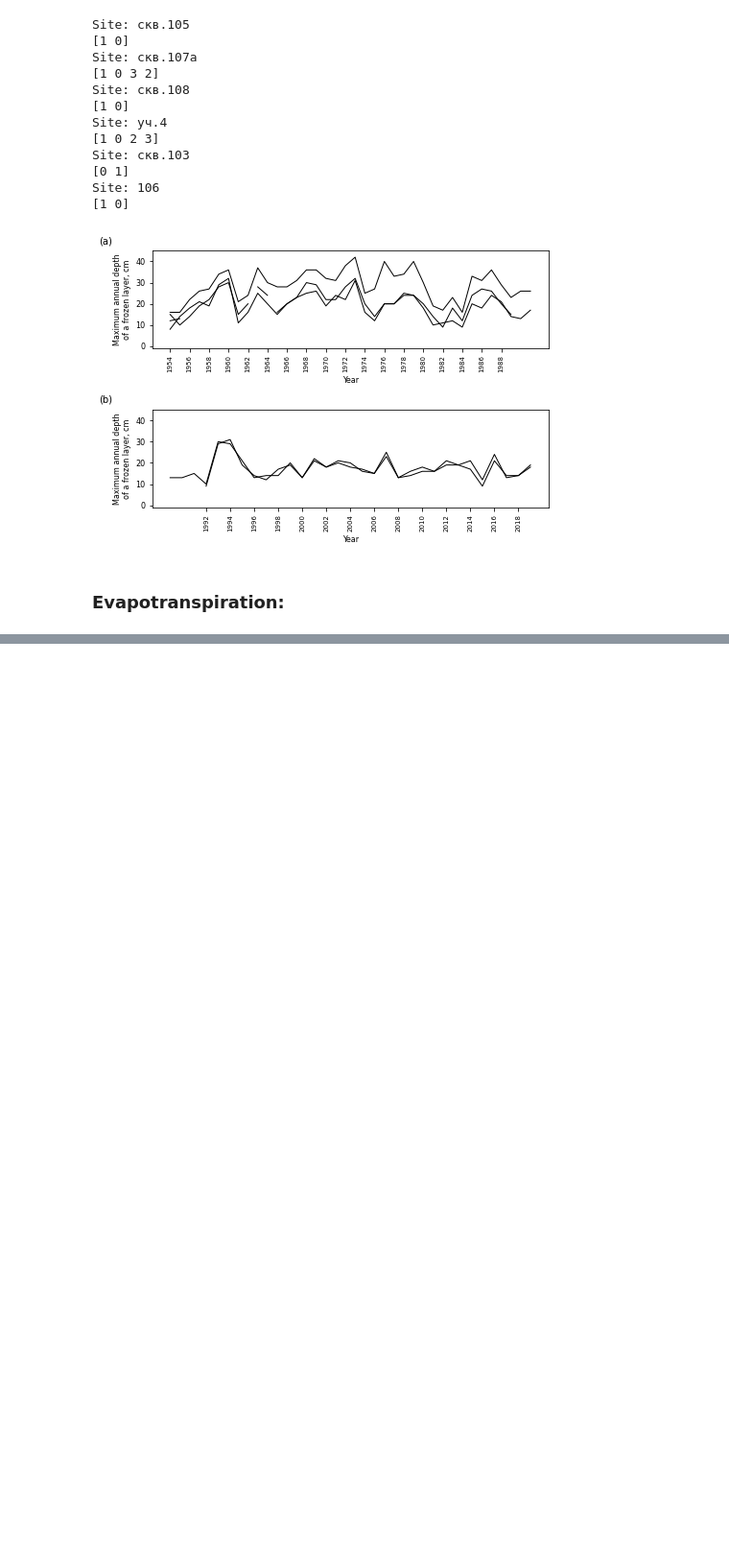
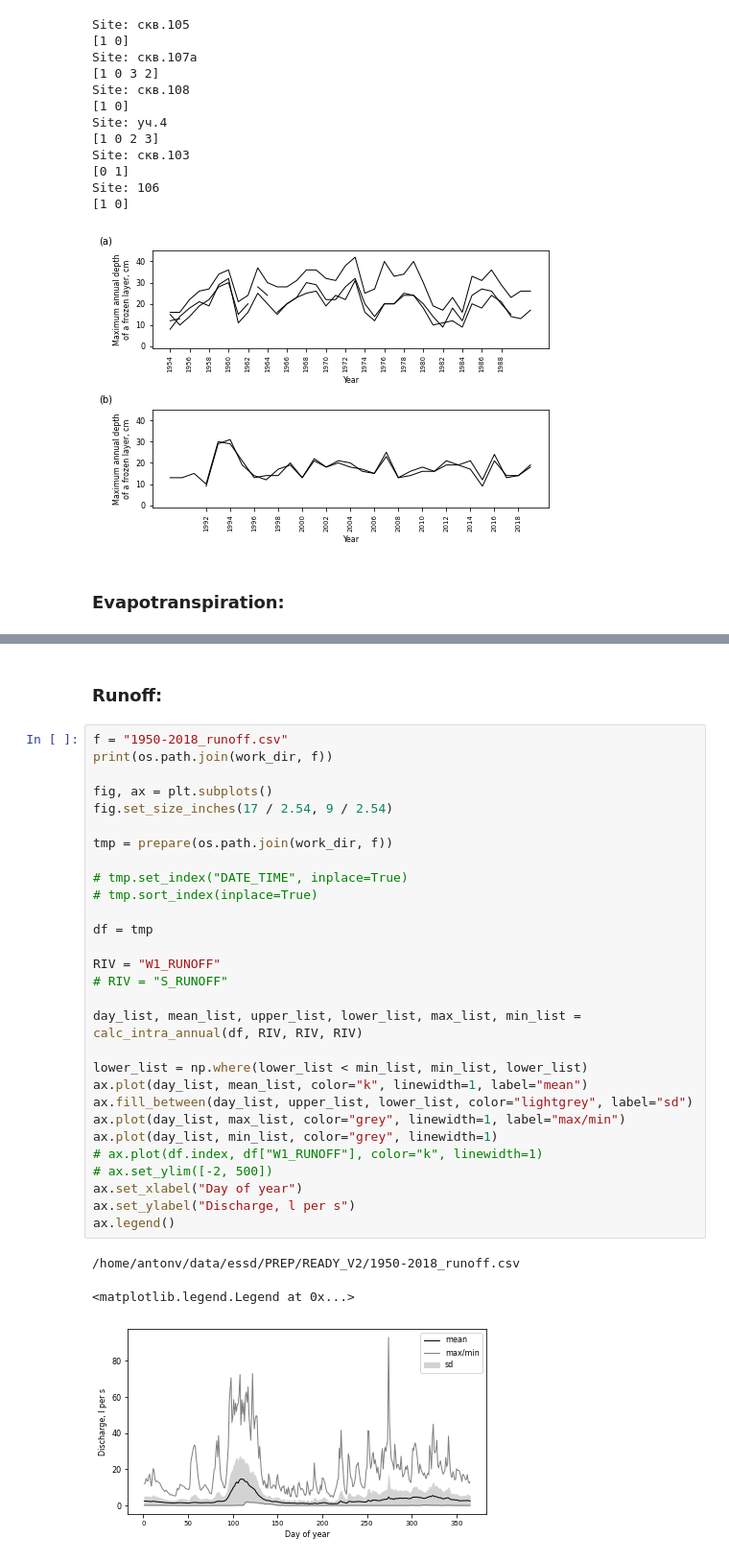
Before and after one commit to shi-hydrology/lammin-suo-plots, a Jupyter notebook: lammin_suo_plots.ipynb, the cells around one changed output, grey strips where cells are left out. Shown: that part at 96% size. Cells and saved outputs as stored; diff of their text form; blank space fills up the shorter version.

```diff
--- a/lammin_suo_plots.ipynb
+++ b/lammin_suo_plots.ipynb
@@ -667,3 +663,38 @@ plt.savefig(fig_path, dpi=300, transparent=False, facecolor="white")
 # %% [output]
 /home/antonv/data/essd/PREP/READY_V2/evaporation_10d_1956-2020.csv
 [figure]
+# %% [markdown]
+### Runoff:
+# %%
+f = "1950-2018_runoff.csv"
+print(os.path.join(work_dir, f))
+
+fig, ax = plt.subplots()
+fig.set_size_inches(17 / 2.54, 9 / 2.54)
+
+tmp = prepare(os.path.join(work_dir, f))
+
+# tmp.set_index("DATE_TIME", inplace=True)
+# tmp.sort_index(inplace=True)
+
+df = tmp
+
+RIV = "W1_RUNOFF"
+# RIV = "S_RUNOFF"
+
+day_list, mean_list, upper_list, lower_list, max_list, min_list = calc_intra_annual(df, RIV, RIV, RIV)
+
+lower_list = np.where(lower_list < min_list, min_list, lower_list)
+ax.plot(day_list, mean_list, color="k", linewidth=1, label="mean")
+ax.fill_between(day_list, upper_list, lower_list, color="lightgrey", label="sd")
+ax.plot(day_list, max_list, color="grey", linewidth=1, label="max/min")
+ax.plot(day_list, min_list, color="grey", linewidth=1)
+# ax.plot(df.index, df["W1_RUNOFF"], color="k", linewidth=1)
+# ax.set_ylim([-2, 500])
+ax.set_xlabel("Day of year")
+ax.set_ylabel("Discharge, l per s")
+ax.legend()
+# %% [output]
+/home/antonv/data/essd/PREP/READY_V2/1950-2018_runoff.csv
+<matplotlib.legend.Legend at 0x...>
+[figure, added]
```
Also changed, not shown: parts of 7 cells of this notebook.
